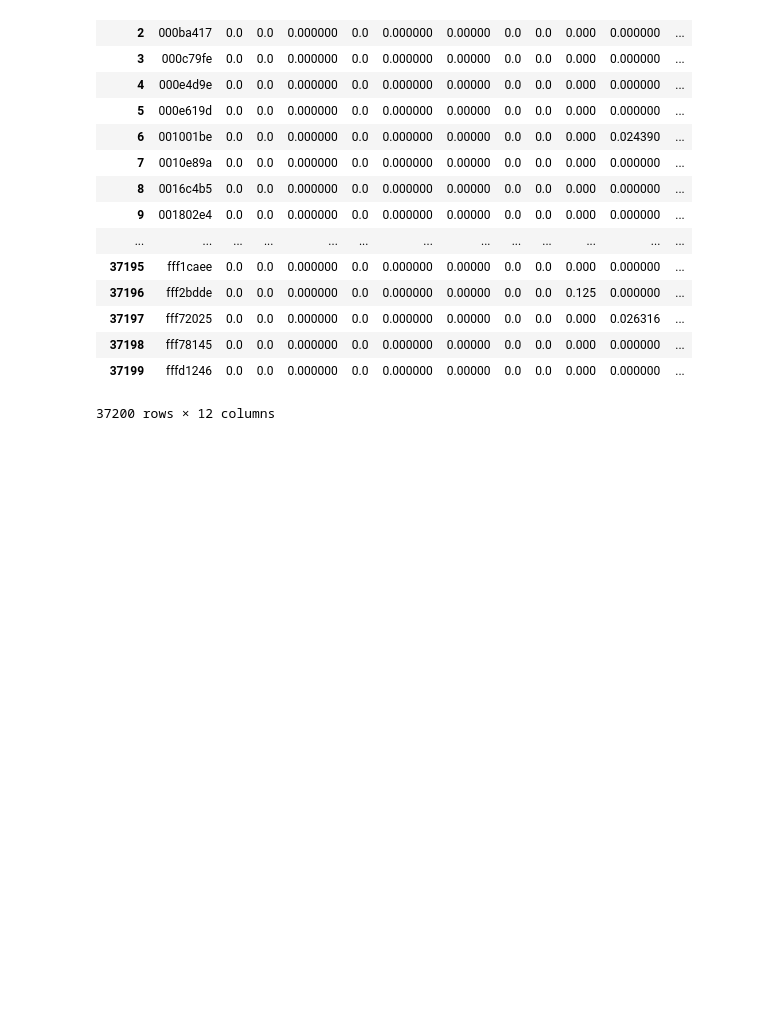
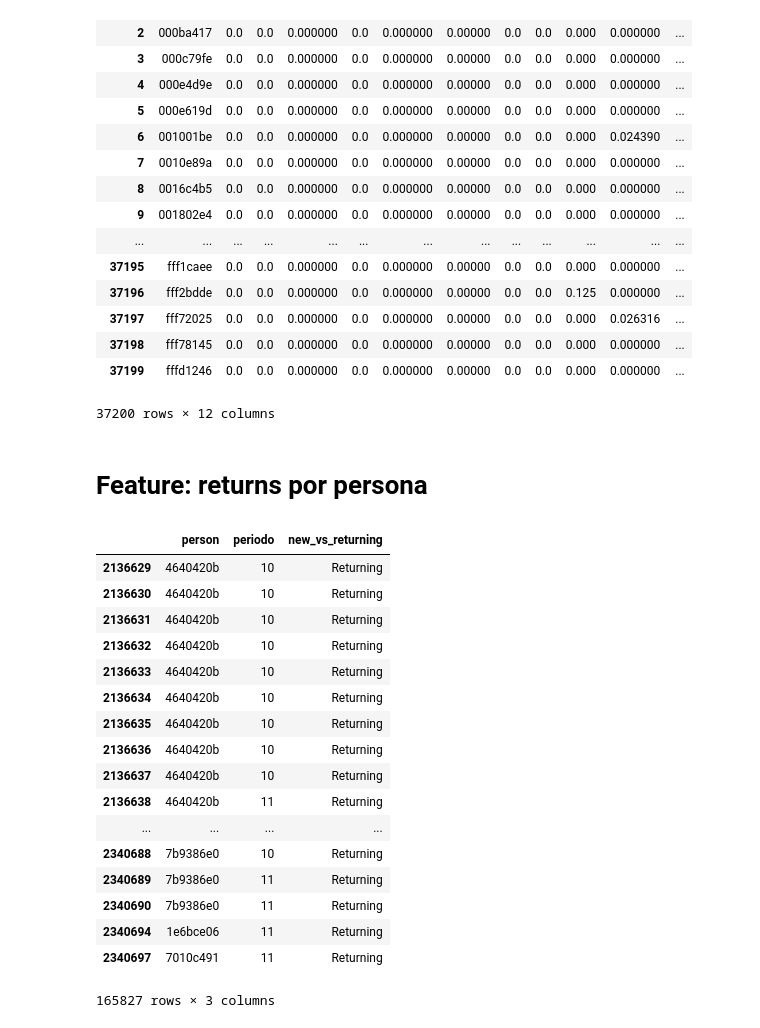
Before and after one commit to EugeniaFranchi/TP-Datos, a Jupyter notebook: TP2/TP2 v1.2.ipynb, the cells around one changed output. Cells and saved outputs as stored; diff of their text form; code cells hidden in the pictures; blank space fills up the shorter version.

```diff
--- a/TP2/TP2 v1.2.ipynb
+++ b/TP2/TP2 v1.2.ipynb
@@ -942,3 +942,28 @@ prod_vistos_por_conversion
 | 37198 | fff78145 | 0.0 | 0.0 | 0.000000 | 0.0 | 0.000000 | 0.00000 | 0.0 | 0.0 | 0.000 | 0.000000 | ... |
 | 37199 | fffd1246 | 0.0 | 0.0 | 0.000000 | 0.0 | 0.000000 | 0.00000 | 0.0 | 0.0 | 0.000 | 0.000000 | ... |
 37200 rows × 12 columns
+# %% [markdown]
+# Feature: returns por persona
+# %%
+returns_por_persona = events[['person','periodo','new_vs_returning']]
+returns_por_persona = returns_por_persona.loc[(returns_por_persona['new_vs_returning']=='Returning')]
+returns_por_persona
+# %% [output]
+|  | person | periodo | new_vs_returning |
+| 2136629 | 4640420b | 10 | Returning |
+| 2136630 | 4640420b | 10 | Returning |
+| 2136631 | 4640420b | 10 | Returning |
+| 2136632 | 4640420b | 10 | Returning |
+| 2136633 | 4640420b | 10 | Returning |
+| 2136634 | 4640420b | 10 | Returning |
+| 2136635 | 4640420b | 10 | Returning |
+| 2136636 | 4640420b | 10 | Returning |
+| 2136637 | 4640420b | 10 | Returning |
+| 2136638 | 4640420b | 11 | Returning |
+| ... | ... | ... | ... |
+| 2340688 | 7b9386e0 | 10 | Returning |
+| 2340689 | 7b9386e0 | 11 | Returning |
+| 2340690 | 7b9386e0 | 11 | Returning |
+| 2340694 | 1e6bce06 | 11 | Returning |
+| 2340697 | 7010c491 | 11 | Returning |
+165827 rows × 3 columns
```
Also changed, not shown: parts of 1 cell of this notebook.
